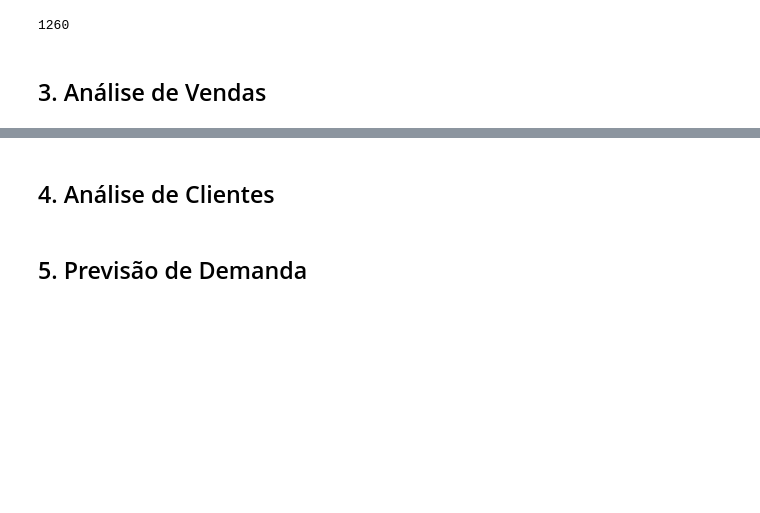
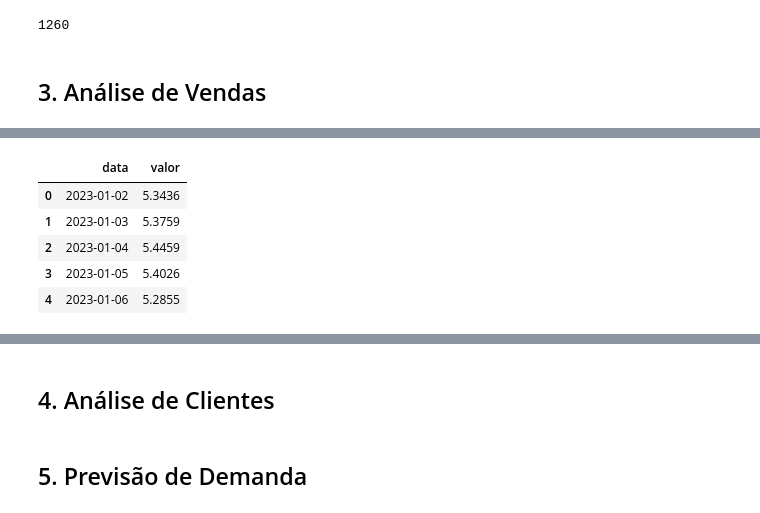
Before and after one commit to Lucbran1/DesafioLighthouse_LH_Nautical_LBrandao, a Jupyter notebook: 02_notebooks/lh_nautical_analysis.ipynb, the cells around one changed output, grey strips where cells are left out. Drawn from its saved outputs; the diff is of its cells as text; code cells hidden in the pictures; blank space fills up the shorter version.

```diff
--- a/02_notebooks/lh_nautical_analysis.ipynb
+++ b/02_notebooks/lh_nautical_analysis.ipynb
@@ -213,0 +180,31 @@ Receita total (BRL), Prejuízo total (BRL) e % de perda (prejuízo_total / recei
+# %%
+### Tratamento da cotação do dólar (PTAX venda)
+import pandas as pd
+
+# URL PTAX venda (Banco Central)
+url = "https://api.bcb.gov.br/dados/serie/bcdata.sgs.1/dados?formato=json&dataInicial=01/01/2023&dataFinal=31/12/2024"
+
+# carregar direto da API
+df_cambio = pd.read_json(url)
+
+# converter tipos
+df_cambio['data'] = pd.to_datetime(df_cambio['data'], format='%d/%m/%Y')
+df_cambio['valor'] = df_cambio['valor'].astype(float)
+
+# ordenar
+df_cambio = df_cambio.sort_values('data')
+
+# preencher dias sem cotação
+df_cambio['valor'] = df_cambio['valor'].ffill()
+
+# salvar
+df_cambio.to_csv("../01_data/processed/cambio_tratado.csv", index=False)
+
+df_cambio.head()
+# %% [output]
+|  | data | valor |
+| 0 | 2023-01-02 | 5.3436 |
+| 1 | 2023-01-03 | 5.3759 |
+| 2 | 2023-01-04 | 5.4459 |
+| 3 | 2023-01-05 | 5.4026 |
+| 4 | 2023-01-06 | 5.2855 |
```
Also changed, not shown: parts of 25 cells of this notebook, 5 other files.
